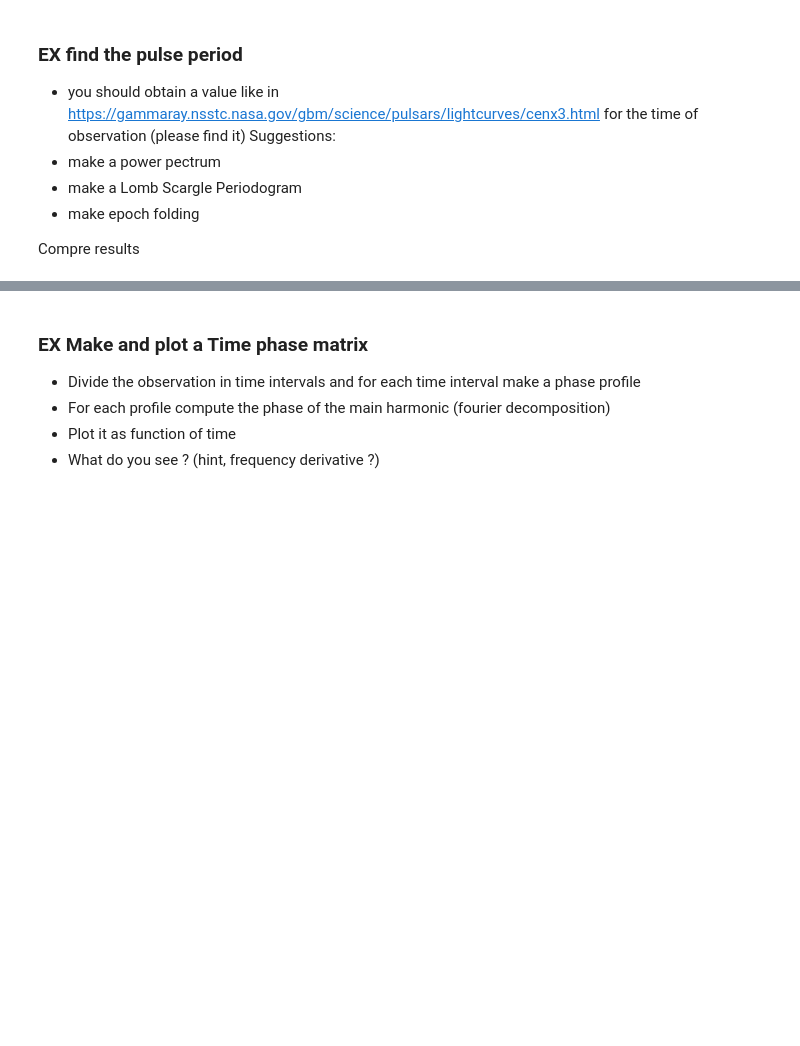
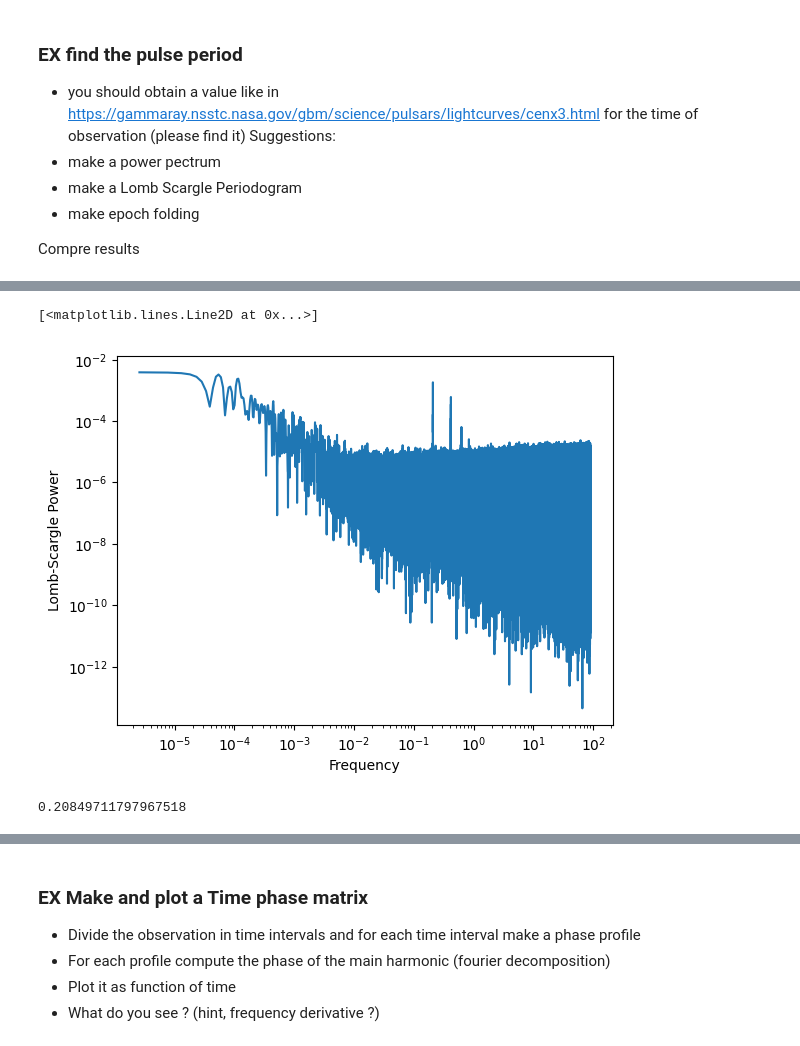
Before and after one commit to SamMerc/APLI, a Jupyter notebook: notebooks/Day1.ipynb, the cells around one changed output, grey strips where cells are left out. Saved outputs shown, nothing was run; the diff lists cells and outputs as text; code cells hidden in the pictures; blank space fills up the shorter version.

```diff
--- a/notebooks/Day1.ipynb
+++ b/notebooks/Day1.ipynb
@@ -294,0 +286,16 @@ Compre results
+# %%
+fig=plt.figure()
+ax=plt.axes()
+#ax.set_yscale('log')
+#ax.set_xscale('log')
+ax.set_xlabel('Frequency')
+ax.set_ylabel('Lomb-Scargle Power')
+ax.loglog(freq2, power2)
+# %% [output]
+[<matplotlib.lines.Line2D at 0x...>]
+[figure, added]
+# %%
+ind=freq2>0.01
+print(freq2[ind][np.argmax(power2[ind])])
+# %% [output]
+0.20849711797967518
```
Also changed, not shown: parts of 28 cells of this notebook.
